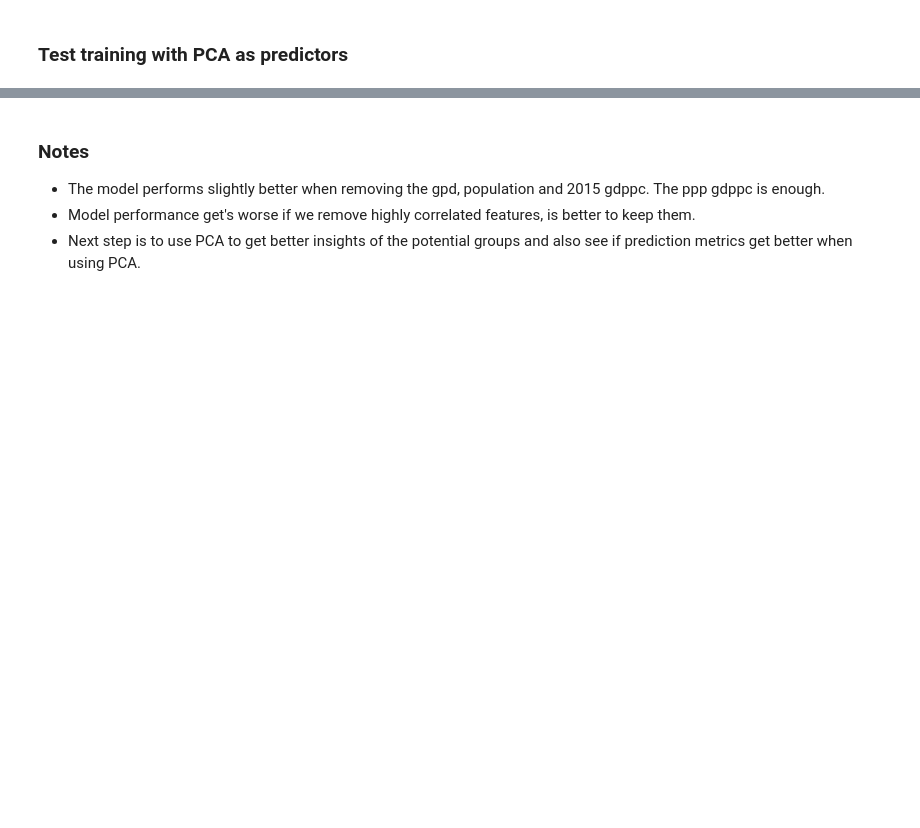
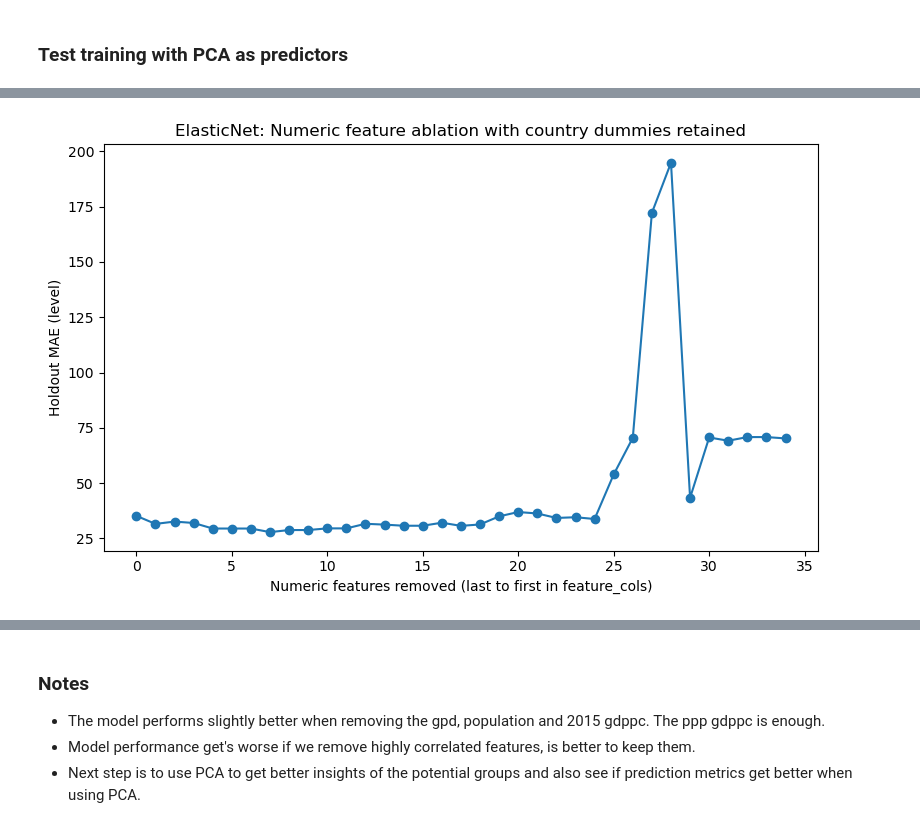
Before and after one commit to jroblar/ndc_evaluation, a Jupyter notebook: ml_scripts/test_C4_data_with_corr_filter_PCA.ipynb, the cells around one changed output, grey strips where cells are left out. Saved outputs shown, nothing was run; the diff lists cells and outputs as text; code cells hidden in the pictures; blank space fills up the shorter version.

```diff
--- a/ml_scripts/test_C4_data_with_corr_filter_PCA.ipynb
+++ b/ml_scripts/test_C4_data_with_corr_filter_PCA.ipynb
@@ -967,0 +963,4 @@ Median                  1.3413         1.3160            1.7277            1.718
+# %%
+ablation_df = ra_3.feature_ablation_experiment(model="ElasticNet", plot=True)
+# %% [output]
+[figure, added]
```
Also changed, not shown: parts of 34 cells of this notebook.
